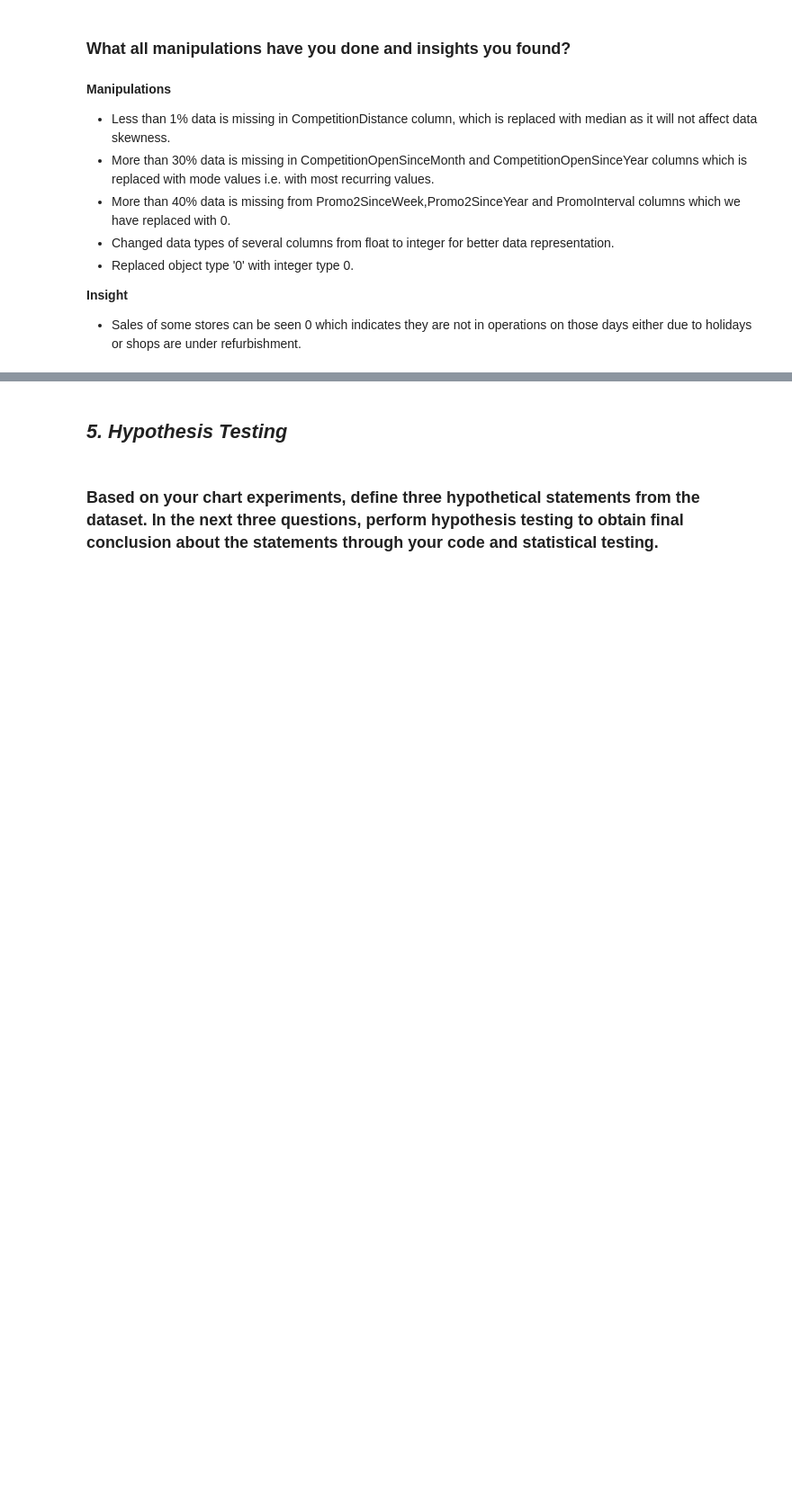
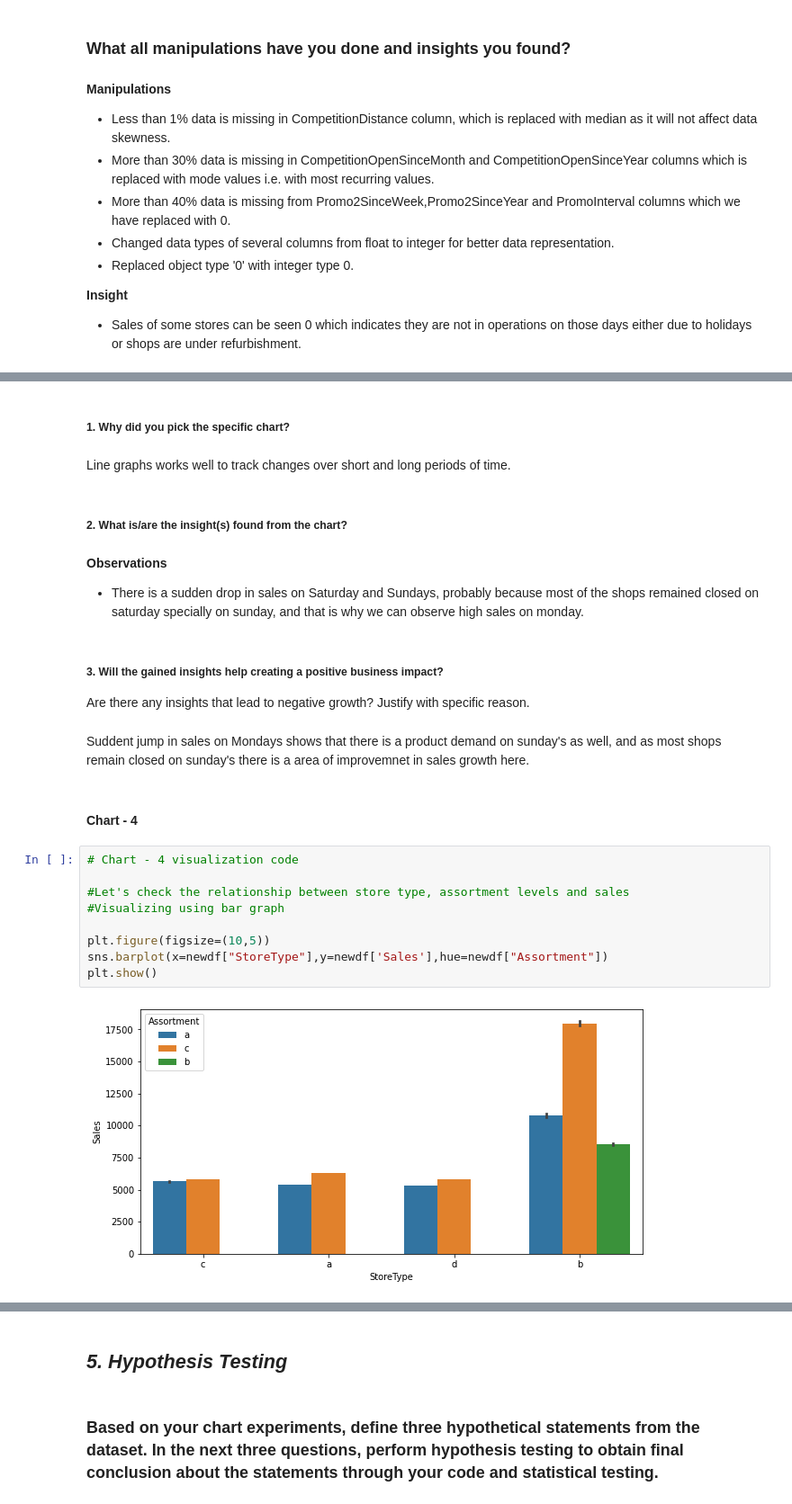
Before and after one commit to Rajat-Sri/Capstone---2---Rossmann-Sales-Prediction-Regression-Model, a Jupyter notebook: Rossmann_Sales_Prediction_Regression_Model.ipynb, the cells around one changed output, grey strips where cells are left out. Shown at 90% size. Drawn from its saved outputs; the diff is of its cells as text; blank space fills up the shorter version.

```diff
--- a/Rossmann_Sales_Prediction_Regression_Model.ipynb
+++ b/Rossmann_Sales_Prediction_Regression_Model.ipynb
@@ -284,0 +549,28 @@ df.head()
+# %% [markdown]
+##### 1. Why did you pick the specific chart?
+# %% [markdown]
+Line graphs works well to track changes over short and long periods of time.
+# %% [markdown]
+##### 2. What is/are the insight(s) found from the chart?
+# %% [markdown]
+**Observations**
+
+*   There is a sudden drop in sales on Saturday and Sundays, probably because most of the shops remained closed on saturday specially on sunday, and that is why we can observe high sales on monday.
+# %% [markdown]
+##### 3. Will the gained insights help creating a positive business impact?
+Are there any insights that lead to negative growth? Justify with specific reason.
+# %% [markdown]
+Suddent jump in sales on Mondays shows that there is a product demand on sunday's as well, and as most shops remain closed on sunday's there is a area of improvemnet in sales growth here.
+# %% [markdown]
+#### Chart - 4
+# %%
+# Chart - 4 visualization code
+
+#Let's check the relationship between store type, assortment levels and sales
+#Visualizing using bar graph
+
+plt.figure(figsize=(10,5))
+sns.barplot(x=newdf["StoreType"],y=newdf['Sales'],hue=newdf["Assortment"])
+plt.show()
+# %% [output]
+[figure, added]
```
Also changed, not shown: parts of 128 cells of this notebook.
